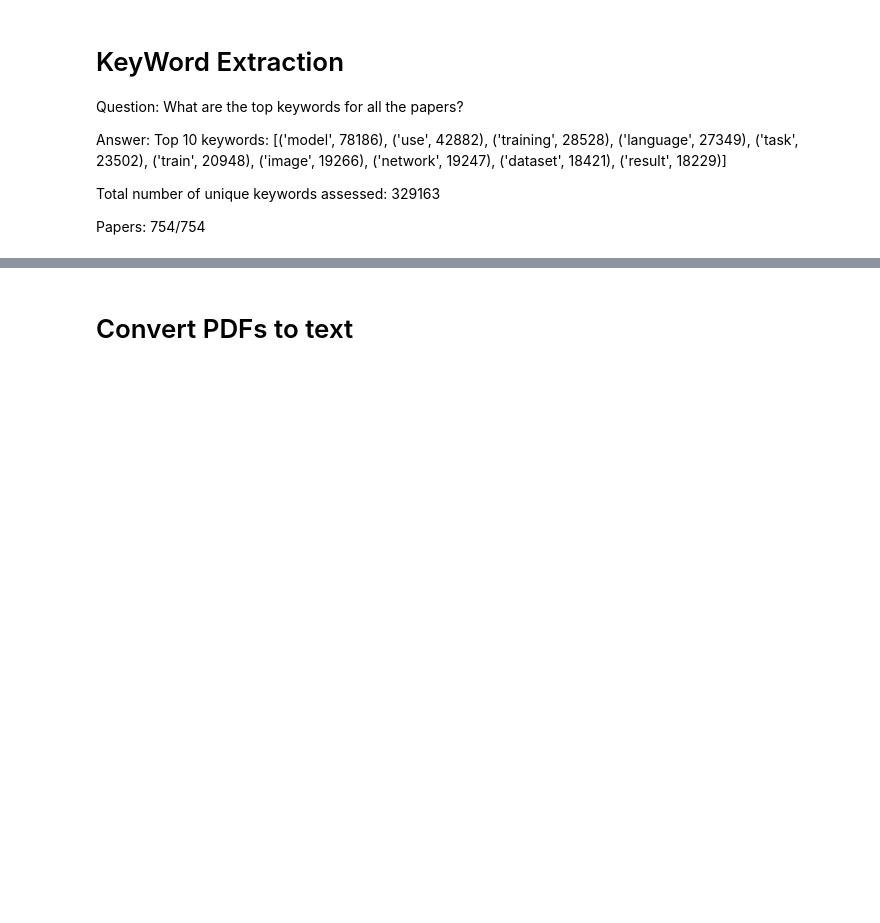
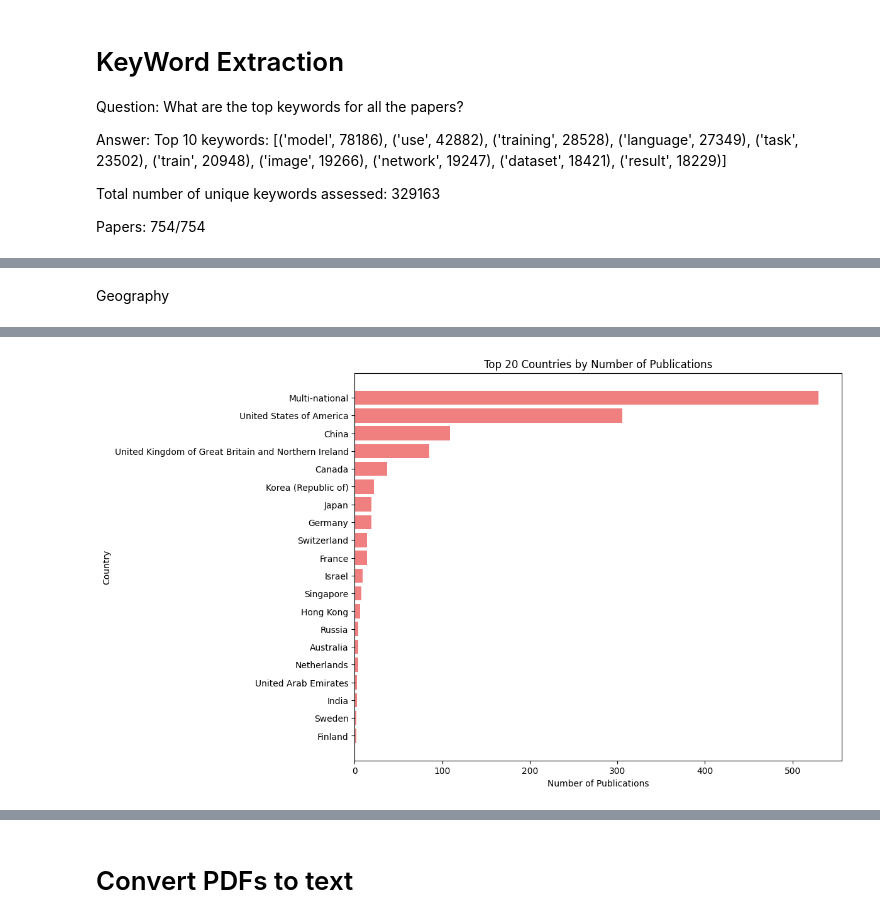
Before and after one commit to atrisovic/citation-study, a Jupyter notebook: Keyword_Extraction.ipynb, the cells around one changed output, grey strips where cells are left out. Drawn from its saved outputs; the diff is of its cells as text; code cells hidden in the pictures; blank space fills up the shorter version.

```diff
--- a/Keyword_Extraction.ipynb
+++ b/Keyword_Extraction.ipynb
@@ -64,0 +138,39 @@ pcd_dataset = pd.read_csv("https://epochai.org/data/epochdb/all_systems.csv")
+# %% [markdown]
+Geography
+# %%
+import pandas as pd
+import matplotlib.pyplot as plt
+import re
+from collections import Counter
+
+# Load the dataset
+pcd_dataset = pd.read_csv("https://epochai.org/data/epochdb/all_systems.csv")
+
+def normalize_country_names(country_entry):
+    if pd.isna(country_entry):
+        return None
+    # normalizes the United Kingdom variations
+    country_entry = re.sub(r'United Kingdom.*', 'United Kingdom of Great Britain and Northern Ireland', country_entry)
+    # replaces variations of 'multinational' with 'Multi-national'
+    country_entry = re.sub(r'multi[-\s]*national', 'Multi-national', country_entry, flags=re.IGNORECASE)
+    countries = set(re.split(r'[,/]', country_entry))
+    countries = {country.strip() for country in countries if country.strip()}
+    # checks for multi-national (if there's more than one unique country or the standardized term 'Multi-national')
+    if len(countries) > 1 or 'Multi-national' in countries:
+        return 'Multi-national'
+    return countries.pop()
+
+pcd_dataset['Normalized Country'] = pcd_dataset['Country (from Organization)'].apply(normalize_country_names)
+
+pcd_dataset = pcd_dataset.dropna(subset=['Normalized Country'])
+
+top_countries = pcd_dataset['Normalized Country'].value_counts().head(20)
+
+plt.figure(figsize=(10, 8))
+plt.barh(top_countries.index, top_countries.values, color='lightcoral')
+plt.xlabel('Number of Publications')
+plt.ylabel('Country')
+plt.title('Top 20 Countries by Number of Publications')
+plt.gca().invert_yaxis()  # Invert the y-axis to have the highest count on top
+plt.show()
+# %% [output]
@@ -64,0 +194 @@ pcd_dataset = pd.read_csv("https://epochai.org/data/epochdb/all_systems.csv")
+[figure, added]
```
Also changed, not shown: parts of 22 cells of this notebook, 1 other file.
